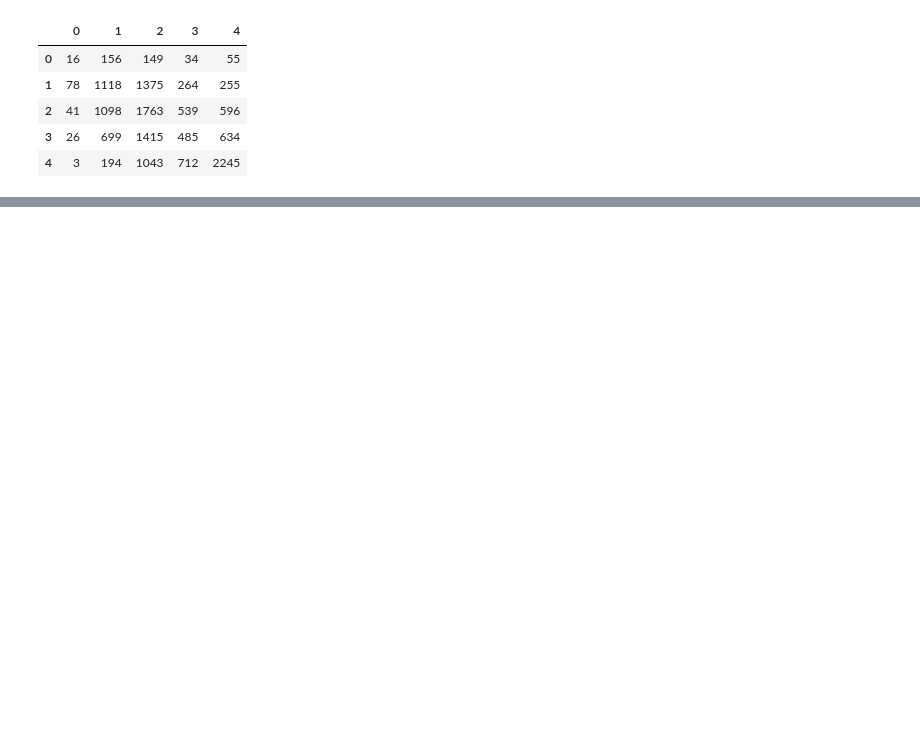
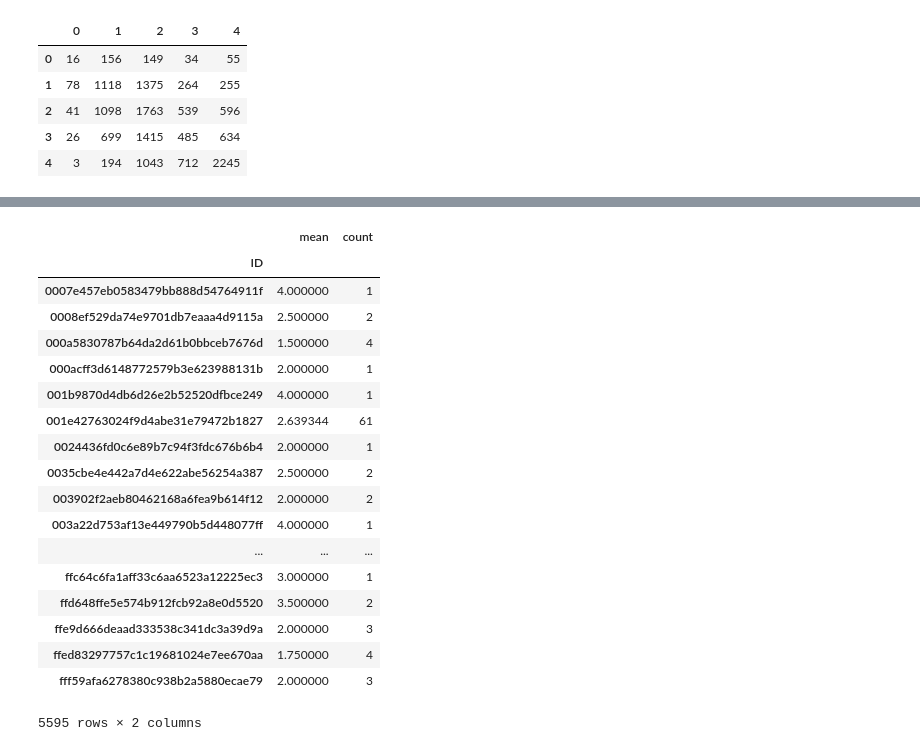
Before and after one commit to okotaku/pet_finder, a Jupyter notebook: code/notebook/train_new.ipynb, the cells around one changed output, grey strips where cells are left out. Cells and saved outputs as stored; diff of their text form; code cells hidden in the pictures; blank space fills up the shorter version.

```diff
--- a/code/notebook/train_new.ipynb
+++ b/code/notebook/train_new.ipynb
@@ -296,0 +498,23 @@ data
+# %%
+a = pd.DataFrame({"ID": rescuer_id, "target": y})
+a.groupby("ID")["target"].agg(["mean", "count"])
+# %% [output]
+|  | mean | count |
+| ID |  |  |
+| 0007e457eb0583479bb888d54764911f | 4.000000 | 1 |
+| 0008ef529da74e9701db7eaaa4d9115a | 2.500000 | 2 |
+| 000a5830787b64da2d61b0bbceb7676d | 1.500000 | 4 |
+| 000acff3d6148772579b3e623988131b | 2.000000 | 1 |
+| 001b9870d4db6d26e2b52520dfbce249 | 4.000000 | 1 |
+| 001e42763024f9d4abe31e79472b1827 | 2.639344 | 61 |
+| 0024436fd0c6e89b7c94f3fdc676b6b4 | 2.000000 | 1 |
+| 0035cbe4e442a7d4e622abe56254a387 | 2.500000 | 2 |
+| 003902f2aeb80462168a6fea9b614f12 | 2.000000 | 2 |
+| 003a22d753af13e449790b5d448077ff | 4.000000 | 1 |
+| ... | ... | ... |
+| ffc64c6fa1aff33c6aa6523a12225ec3 | 3.000000 | 1 |
+| ffd648ffe5e574b912fcb92a8e0d5520 | 3.500000 | 2 |
+| ffe9d666deaad333538c341dc3a39d9a | 2.000000 | 3 |
+| ffed83297757c1c19681024e7ee670aa | 1.750000 | 4 |
+| fff59afa6278380c938b2a5880ecae79 | 2.000000 | 3 |
+5595 rows × 2 columns
```
Also changed, not shown: parts of 20 cells of this notebook, 19 other files.
